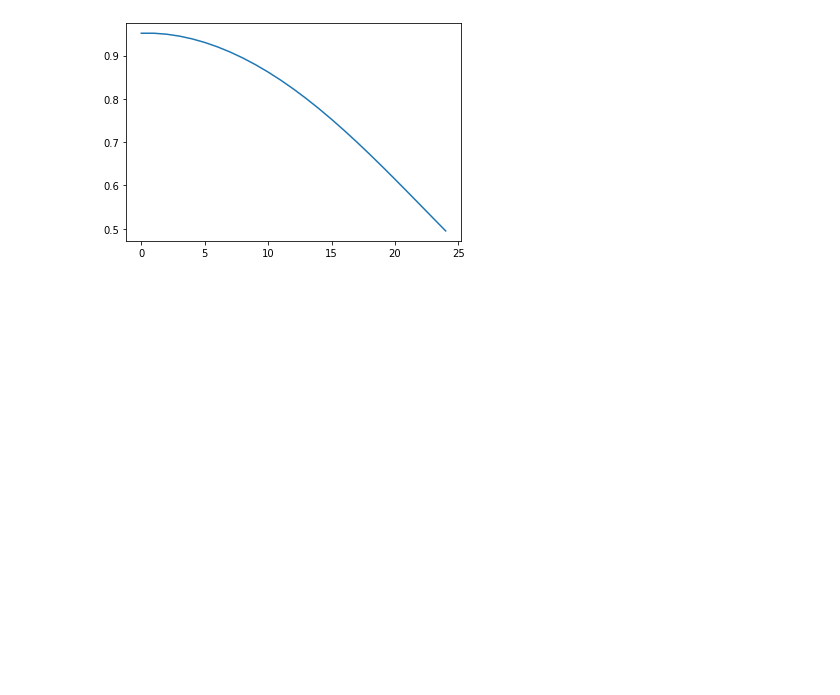
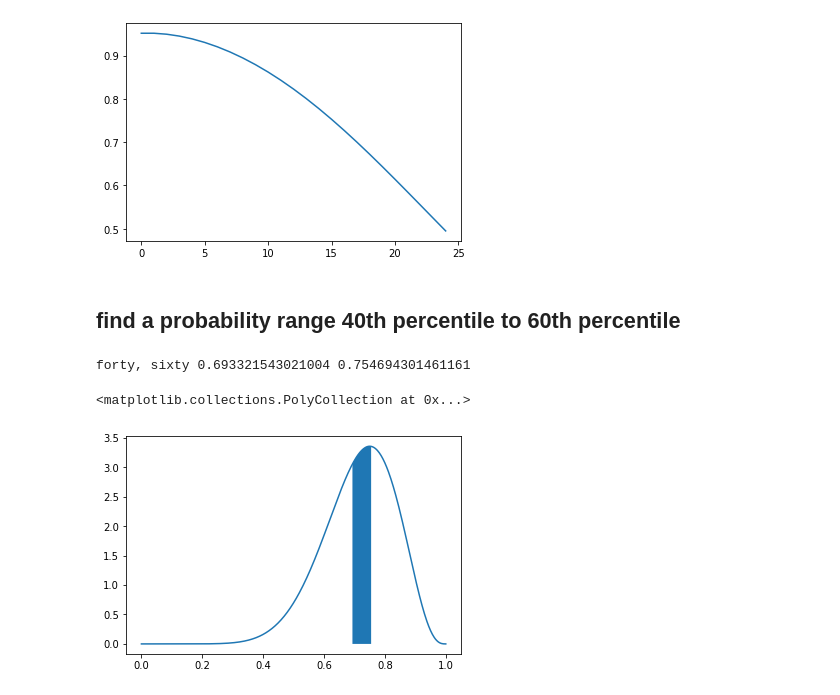
Before and after one commit to ctarrington/try-colab, a Jupyter notebook: beta_multiplication.ipynb, the cells around one changed output. Cells and saved outputs as stored; diff of their text form; code cells hidden in the pictures; blank space fills up the shorter version.

```diff
--- a/beta_multiplication.ipynb
+++ b/beta_multiplication.ipynb
@@ -198,3 +198,20 @@ plot(range(0, additional_heads), probabilities)
 0.49503287889221764  confident that 40<p<60 at  24  additional heads
 [<matplotlib.lines.Line2D at 0x...>]
 [figure]
+# %% [markdown]
+## find a probability range 40th percentile to 60th percentile
+# %%
+rv = beta(10,4)
+[forty, sixty] = rv.ppf([0.4, 0.6])
+print('forty, sixty', forty, sixty)
+# %% [output]
+forty, sixty 0.693321543021004 0.754694301461161
+# %%
+ps = np.linspace(0,1, 500)
+center_ps = np.linspace(forty, sixty, 200)
+
+plot(ps, rv.pdf(ps))
+fill_between(center_ps, rv.pdf(center_ps))
+# %% [output]
+<matplotlib.collections.PolyCollection at 0x...>
+[figure, added]
```
Also changed, not shown: parts of 3 cells of this notebook.
